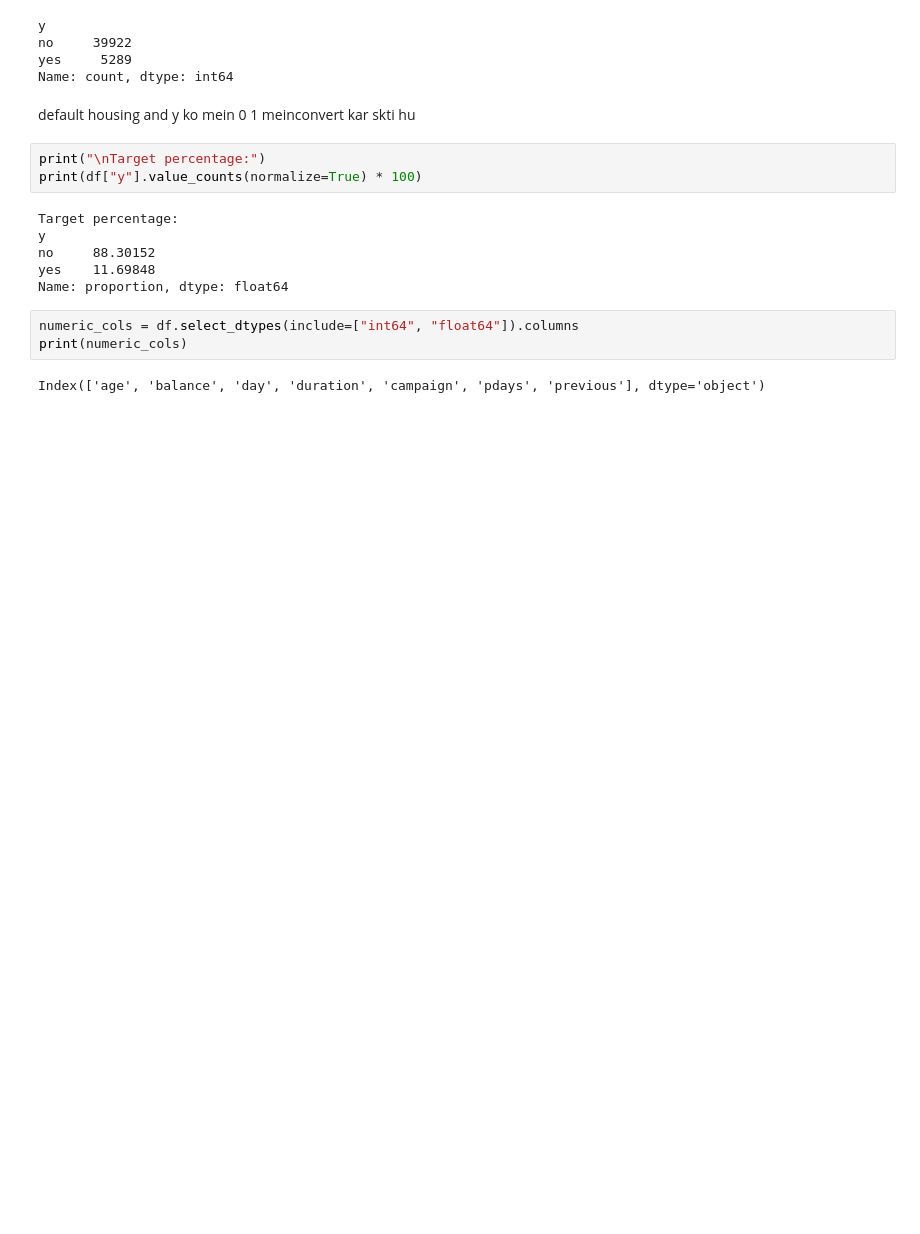
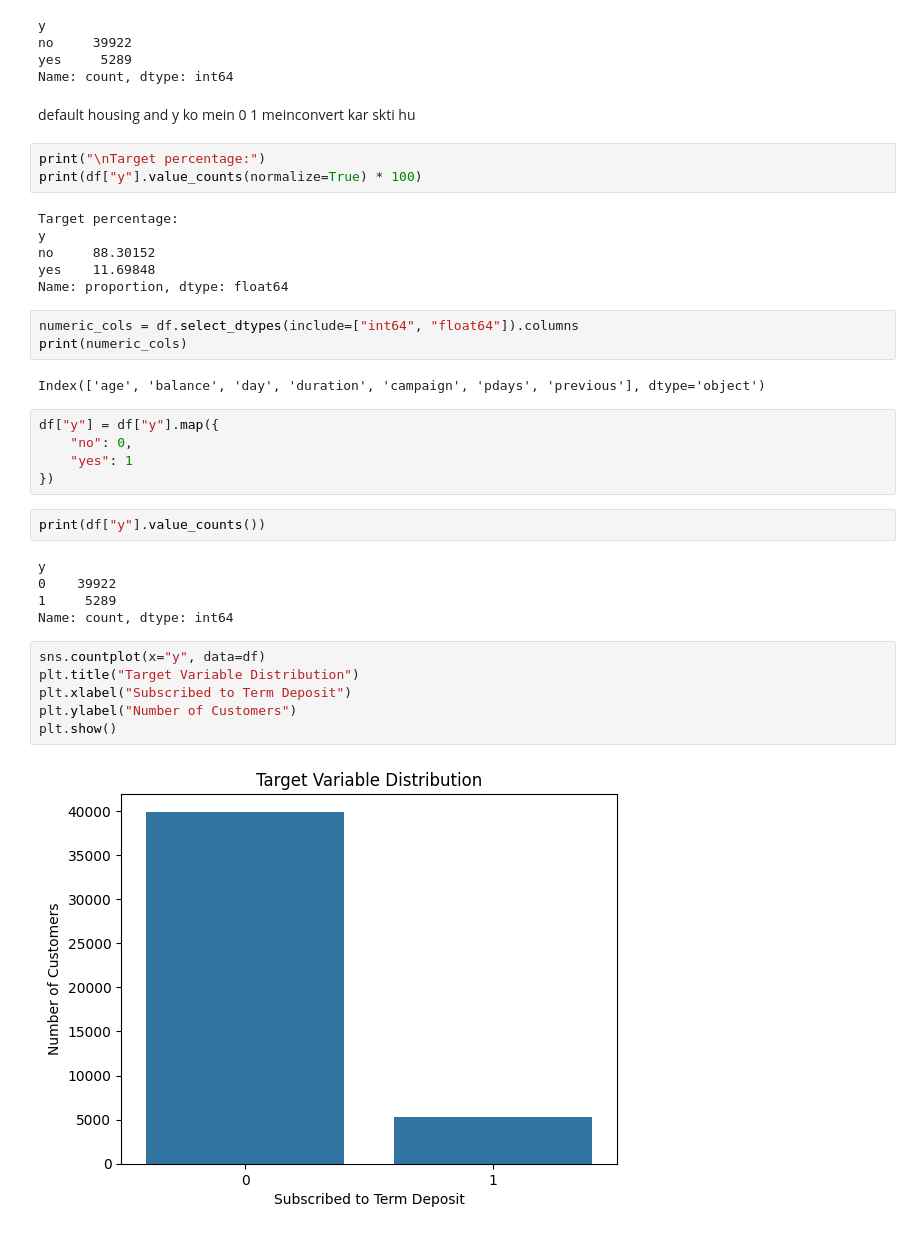
Before and after one commit to Bhoomikamalik81/Probation-Project-26, a Jupyter notebook: bhoomika_task09.ipynb, the cells around one changed output. Cells and saved outputs as stored; diff of their text form; blank space fills up the shorter version.

```diff
--- a/bhoomika_task09.ipynb
+++ b/bhoomika_task09.ipynb
@@ -348,3 +349,23 @@ numeric_cols = df.select_dtypes(include=["int64", "float64"]).columns
 print(numeric_cols)
 # %% [output]
 Index(['age', 'balance', 'day', 'duration', 'campaign', 'pdays', 'previous'], dtype='object')
+# %%
+df["y"] = df["y"].map({
+    "no": 0,
+    "yes": 1
+})
+# %%
+print(df["y"].value_counts())
+# %% [output]
+y
+0    39922
+1     5289
+Name: count, dtype: int64
+# %%
+sns.countplot(x="y", data=df)
+plt.title("Target Variable Distribution")
+plt.xlabel("Subscribed to Term Deposit")
+plt.ylabel("Number of Customers")
+plt.show()
+# %% [output]
+[figure, added]
```
Also changed, not shown: parts of 22 cells of this notebook.
